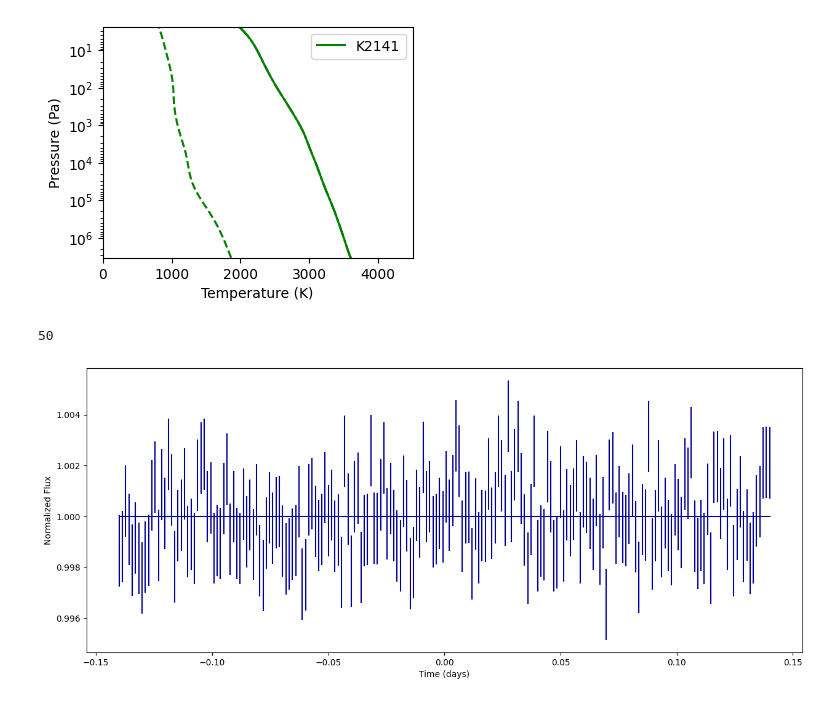
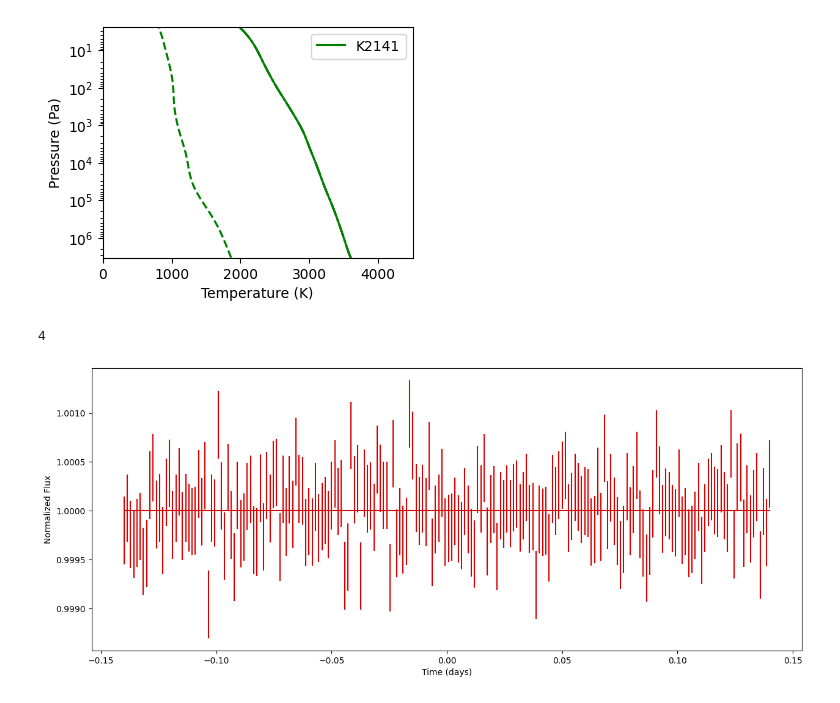
Before and after one commit to lorlo9999/MasterThesis, a Jupyter notebook: phase_curve.ipynb, the cells around one changed output. Cells and saved outputs as stored; diff of their text form; code cells hidden in the pictures.

Commit message:
Fixed radius bug

```diff
--- a/phase_curve.ipynb
+++ b/phase_curve.ipynb
@@ -50,9 +50,9 @@ planet_distances = [0.018, 0.007, 0.018, 0.011, 0.012, 0.011, 0.019, 0.012] #AU
 planet_period = [0.96, 0.28, 1.95, 0.49, 0.55, 0.45, 1.0, 0.55] #days
 planet_radius = [1.627, 1.510, 1.242, 1.277, 1.166, 1.397, 1.620, 1.496] #Earth radii
 planet_transit = [1.61, 0.94, 0.71, 1.24, 0.99, 1.31, 1.5, 0.98]*3600 #hours to seconds
-planet_impact = [0.25, 0.1, 0.3, 0.2, 0.15, 0.05, 0.35, 0.1] #to be fixed according to archive data
-planet_eccentricity = [0.0, 0.06, 0.0, 0.0, 0.0, 0.0, 0.0, 0.0] #to be fixed according to archive data
-planet_pericentre_long = [0.0, 228, 0.0, 0.0, 0.0, 0.0, 0.0, 0.0] #to be fixed according to archive data
+planet_impact = [0.181, -0.01, 0.717, 0.34, 0.53, 0.14, 0.39, 0.489] #to be fixed according to archive data
+planet_eccentricity = [0.05, 0.0, 0.0, 0.0, 0.06, 0.0, 0.0, 0.0] #to be fixed according to archive data
+planet_pericentre_long = [0.0, 90.0, 0.0, 0.0, 228.5, 0.0, 0.0, 90.0] #w, to be fixed according to archive data
 
 
 star_temperature = [5261.0,4570.0,3381.0,4850.0,4440.0,5342.0,4884.0,4914.0] #Kelvin
@@ -60,12 +60,13 @@ star_radius = [0.872,0.681,0.246,0.731,0.678,0.856,0.793,0.746] #Solar radii
 star_metallicity = [0.03, 0.0, -0.13, 0.2, 0.12, -0.4, 0.08, -0.04] #[Fe/H]
 star_logg = [4.5, 4.6, 4.9, 4.6, 4.6, 4.5, 4.5, 4.6]
 star_age = [10.2, 6.3, 5.6, 5.1, 5, 11, 6.9, 0.3] #Gyr
-star_distance = [45.8, 10, 12.4, 31.9, 41.2, 27.5, 28.7, 35.3] #pc, to be fixed
+star_distance = [47.28, 61.87, 18.22, 32.6, 47.39, 85.8, 55.01, 42.58] #pc, to be fixed
 
 name = planet_names[1]
 H = '10'
 iw = '4'
 eff = '00001'
+#optional
 S = '10'
 
 mass = planet_masses[planet_names.index(name)] #Earth masses
@@ -77,7 +78,7 @@ a = planet_distances[planet_names.index(name)] #AU
 radius = planet_radius[planet_names.index(name)] #planet radius in m
 
 #convert to Jupiter radii
-radius_jup = radius / astropy.constants.R_jup.value
+radius_jup = radius * (astropy.constants.R_earth.value / astropy.constants.R_jup.value)
 
 
 #set-up planet in Jupiter masses and radii
@@ -267,21 +268,21 @@ dh = error_w_hour / np.sqrt(dtsampled)
 # %%
 plt.figure(figsize=(15,6))
 Nphases = int(len(np.array(o[1])[:,0])/2)
 from matplotlib.pyplot import cm
 c = cm.jet(np.linspace(1, 0, len(wave)))
 
-wl = [7]
+wl = [wave[4]]
 for i, w in enumerate(wl):
     idx = (np.abs(wave - w)).argmin()
     print(idx)
     plt.plot(hs._orbitals, flux[:, idx], color=c[idx])
     rand = np.random.normal(flux[:, idx], dh[idx])
     plt.plot((hs._orbitals,hs._orbitals), (rand-dh[idx],rand+dh[idx]),'-', color=c[idx])
 
 plt.xlabel('Time (days)')
 plt.ylabel('Normalized Flux')
 
 plt.show()
 # %% [output]
-50
+4
-[figure, old version]
+[figure, new version]
```
Also changed, not shown: parts of 2 cells of this notebook.
